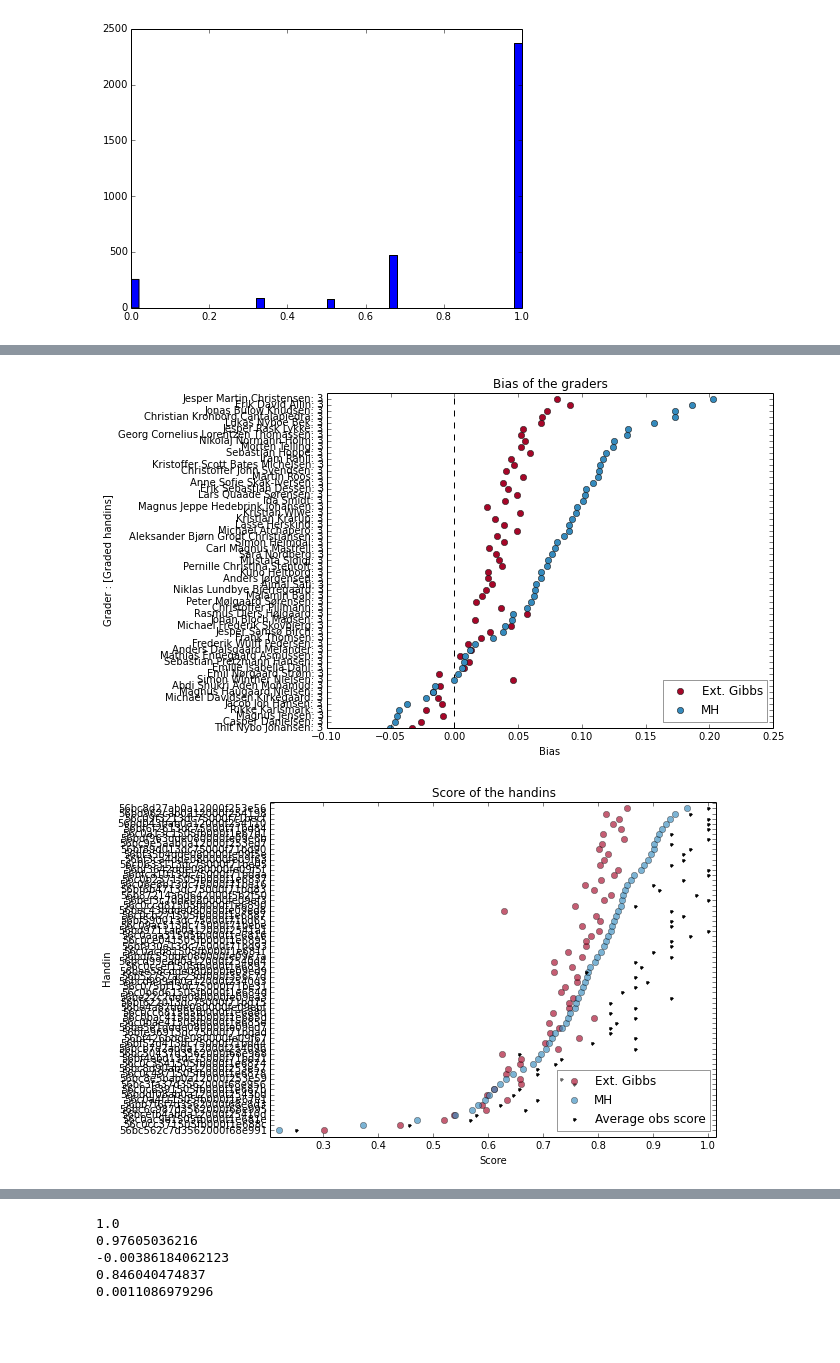
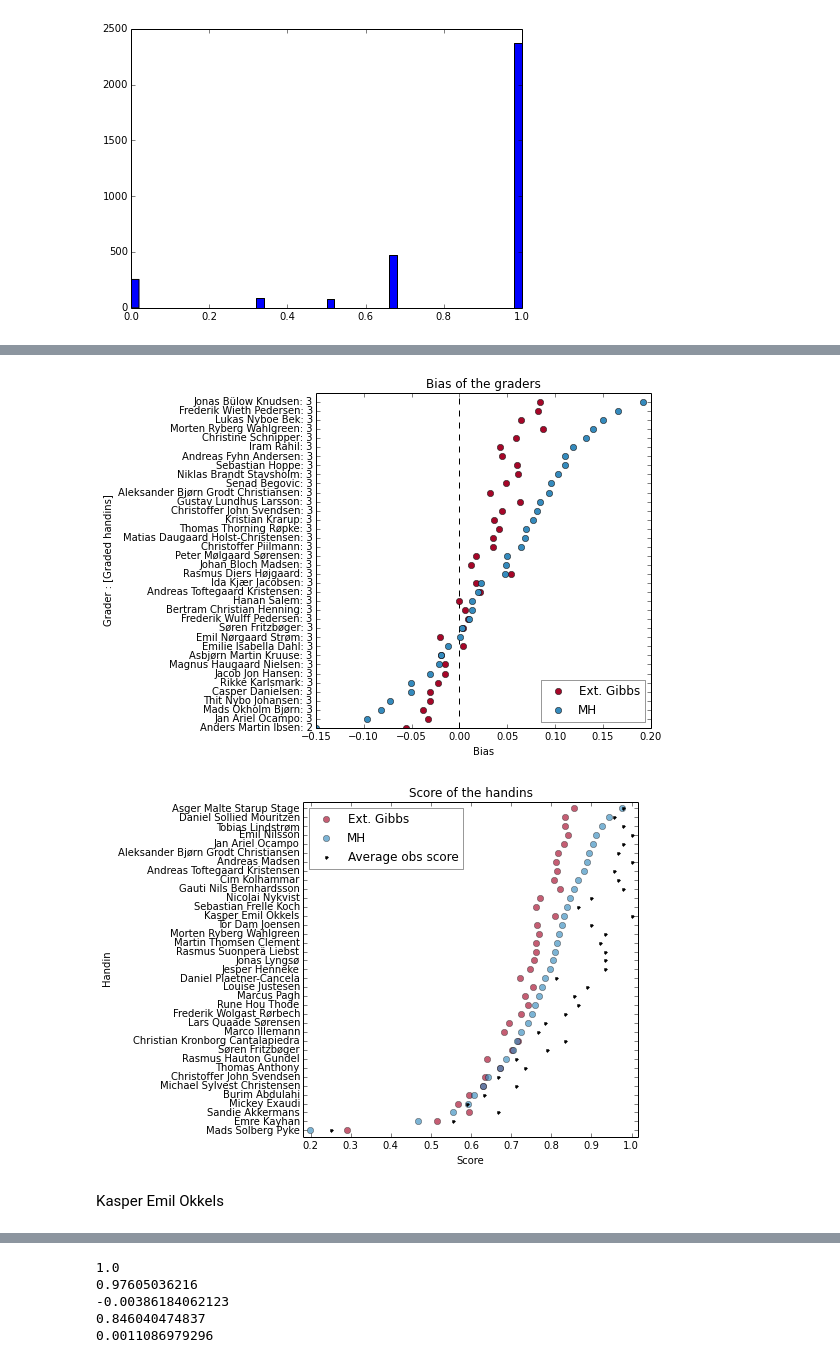
Before and after one commit to TomMalow/pymcmodels, a Jupyter notebook: Ext. Gibbs vs MH.ipynb, the cells around one changed output, grey strips where cells are left out. Drawn from its saved outputs; the diff is of its cells as text; code cells hidden in the pictures; blank space fills up the shorter version.

```diff
--- a/Ext. Gibbs vs MH.ipynb
+++ b/Ext. Gibbs vs MH.ipynb
@@ -379,6 +379,7 @@ def gibbs_e_model(data, samples, burn_in=0):
     tw = time.time()
     for r in range(burn_in + samples):
         print "\r%i" % (r+1) + " out of %i" % (burn_in + samples),
+
         # Sample T
         for h, handin in data.handins.iteritems():
             for q, answers in handin.gradeings.iteritems():
@@ -392,10 +393,11 @@ def gibbs_e_model(data, samples, burn_in=0):
         # Sample B
         for g, grader in data.graders.iteritems():
             for q in data.questions.iterkeys():
-                n_gradings = len(grader.handins)
+                n_gradings = 0.0
                 sum_ = 0.0
                 for h in grader.handins:
                     if g in h.gradeings[q].answers:
+                        n_gradings = n_gradings + 1.0
                         sum_ = sum_ + h.gradeings[q].answers[g] - T[h.id][q]
                 v = n_v * n_gradings + t_g[g]
                 B[g][q] = np.random.normal((u_g[g]*t_g[g]+n_v*sum_)/v,np.sqrt(1.0/v))
@@ -413,7 +415,7 @@ def gibbs_e_model(data, samples, burn_in=0):
         # Sample u_q and t_q
         for h in data.handins.iterkeys():
             la_ = (la_h+N_Q)
-            sum_q = np.sum(T[h].values())
+            sum_q = sum(T[h].values())
             mean_q = sum_q / N_Q
             sum_minus = 0.0
             for q in data.questions.iterkeys():
@@ -426,7 +428,7 @@ def gibbs_e_model(data, samples, burn_in=0):
         # Sample u_g and t_g
         for g in data.graders.iterkeys():
             la_ = (la_g+N_Q)
-            sum_q = np.sum(B[g].values())
+            sum_q = sum(B[g].values())
             mean_q = sum_q / N_Q
             sum_minus = 0.0
             for q in data.questions.iterkeys():
@@ -774,7 +776,7 @@ def plot_handins(t,results,nth=1):
 
     ylabel = map(lambda x : x[0],scores_)
     plt.yticks(xrange(0,len(scores)),ylabel)
-    leg = plt.legend(numpoints=1,loc=4)
+    leg = plt.legend(numpoints=1,loc=2)
     leg.get_frame().set_alpha(0.4)
     plt.title("Score of the handins")
 #    plt.vlines(0, 0, len(scores), color="k", linestyles="--", lw=1)
@@ -956,5 +958,5 @@ plt.show()
 # %% [output]
 [figure]
 # %%
-a_a2_gibbs_e_result = gibbs_e_model(a_a2_data,2000,burn_in=1000)
+a_a2_gibbs_e_result = gibbs_e_model(a_a2_data,1000,burn_in=1000)
 # %% [output]
@@ -963,3 +965,3 @@ Wall time: 188.569574
 # %%
-a_a2_MH_result = MH_model(a_a2_data,4000,burn_in=1000)
+a_a2_MH_result = MH_model(a_a2_data,10000,burn_in=1000)
 # %% [output]
@@ -968,10 +970,14 @@ Wall time: 133.830320
 # %%
-figsize(8,6)
-plot_bias(a_a2_data,[("Ext. Gibbs",a_a2_gibbs_e_result),("MH",a_a2_MH_result)],nth=4)
+with PdfPages(fig_store + "Algo_Ass1_Bias.pdf") as pdf:
+    fig = plt.figure(figsize(6,6))
+    plot_bias(a_a2_data,[("Ext. Gibbs",a_a2_gibbs_e_result),("MH",a_a2_MH_result)],nth=6)
+    pdf.savefig(fig,bbox_inches='tight')
 # %% [output]
-[figure, old version]
+[figure, new version]
 # %%
-figsize(8,6)
-plot_handins(a_a2_data,[("Ext. Gibbs",a_a2_gibbs_e_result),("MH",a_a2_MH_result)],nth=4)
+with PdfPages(fig_store + "Algo_Ass1_Handin_Scores.pdf") as pdf:
+    fig = plt.figure(figsize(6,6))
+    plot_handins(a_a2_data,[("Ext. Gibbs",a_a2_gibbs_e_result),("MH",a_a2_MH_result)],nth=7)
+    pdf.savefig(fig,bbox_inches='tight')
 # %% [output]
-[figure, old version]
+[figure, new version]
@@ -977,0 +1003,2 @@ plot_handins(a_a2_data,[("Ext. Gibbs",a_a2_gibbs_e_result),("MH",a_a2_MH_result)
+# %% [markdown]
+Kasper Emil Okkels
```
Also changed, not shown: parts of 18 cells of this notebook, 5 other files.
